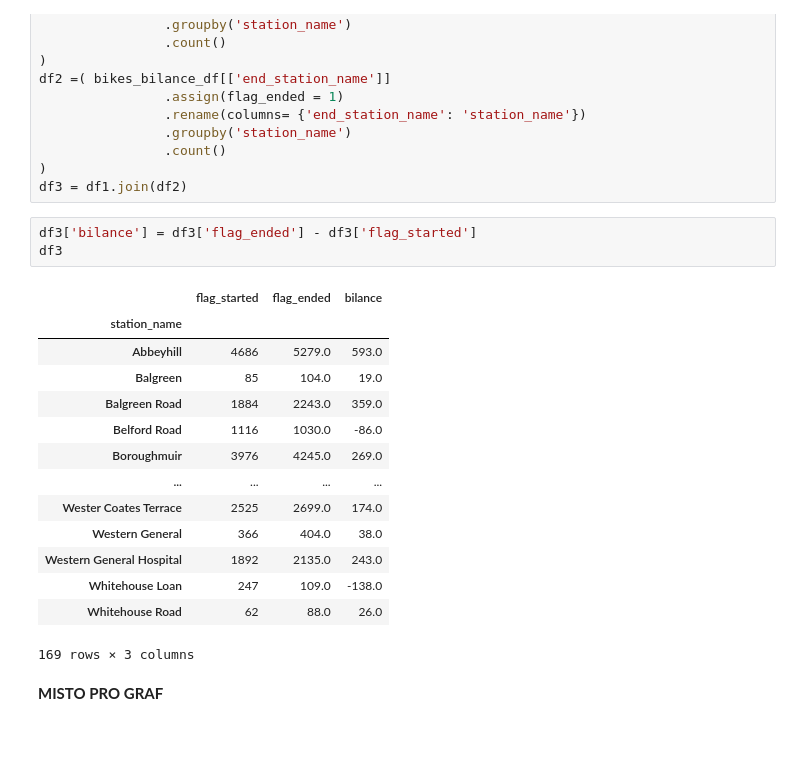
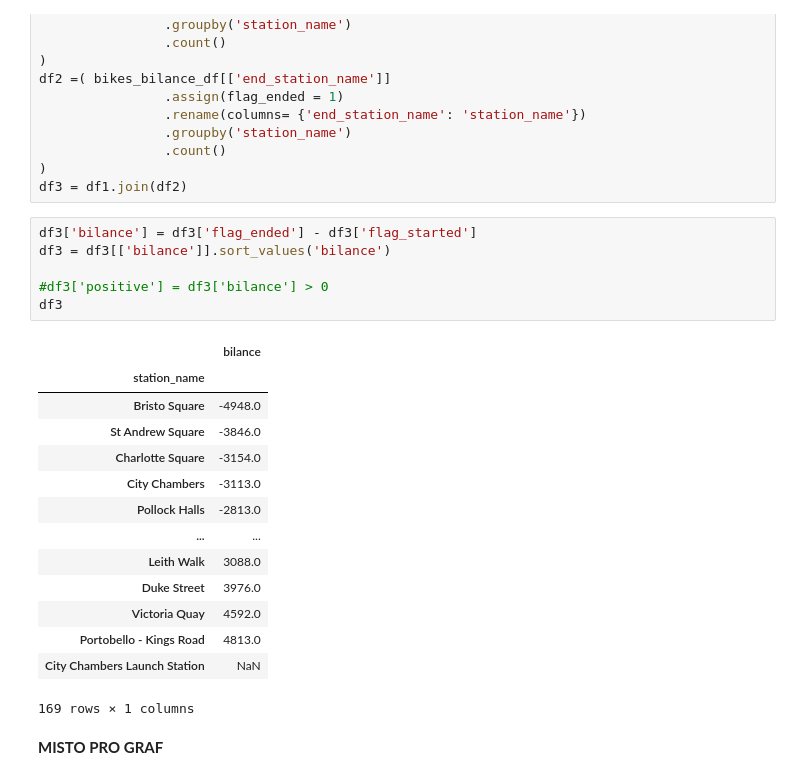
Before and after one commit to Aldarion96/Engeto_Python_project, a Jupyter notebook: Python_projekt.ipynb, the cells around one changed output. Cells and saved outputs as stored; diff of their text form; blank space fills up the shorter version.

```diff
--- a/Python_projekt.ipynb
+++ b/Python_projekt.ipynb
@@ -137,21 +136,24 @@ df2 =( bikes_bilance_df[['end_station_name']]
 df3 = df1.join(df2)
 # %%
 df3['bilance'] = df3['flag_ended'] - df3['flag_started']
+df3 = df3[['bilance']].sort_values('bilance')
+
+#df3['positive'] = df3['bilance'] > 0
 df3
 # %% [output]
-|  | flag_started | flag_ended | bilance |
-| station_name |  |  |  |
-| Abbeyhill | 4686 | 5279.0 | 593.0 |
-| Balgreen | 85 | 104.0 | 19.0 |
-| Balgreen Road | 1884 | 2243.0 | 359.0 |
-| Belford Road | 1116 | 1030.0 | -86.0 |
-| Boroughmuir | 3976 | 4245.0 | 269.0 |
-| ... | ... | ... | ... |
-| Wester Coates Terrace | 2525 | 2699.0 | 174.0 |
-| Western General | 366 | 404.0 | 38.0 |
-| Western General Hospital | 1892 | 2135.0 | 243.0 |
-| Whitehouse Loan | 247 | 109.0 | -138.0 |
-| Whitehouse Road | 62 | 88.0 | 26.0 |
+|  | bilance |
+| station_name |  |
+| Bristo Square | -4948.0 |
+| St Andrew Square | -3846.0 |
+| Charlotte Square | -3154.0 |
+| City Chambers | -3113.0 |
+| Pollock Halls | -2813.0 |
+| ... | ... |
+| Leith Walk | 3088.0 |
+| Duke Street | 3976.0 |
+| Victoria Quay | 4592.0 |
+| Portobello - Kings Road | 4813.0 |
+| City Chambers Launch Station | NaN |
-169 rows × 3 columns
+169 rows × 1 columns
 # %% [markdown]
 **MISTO PRO GRAF**
```
Also changed, not shown: parts of 4 cells of this notebook.
